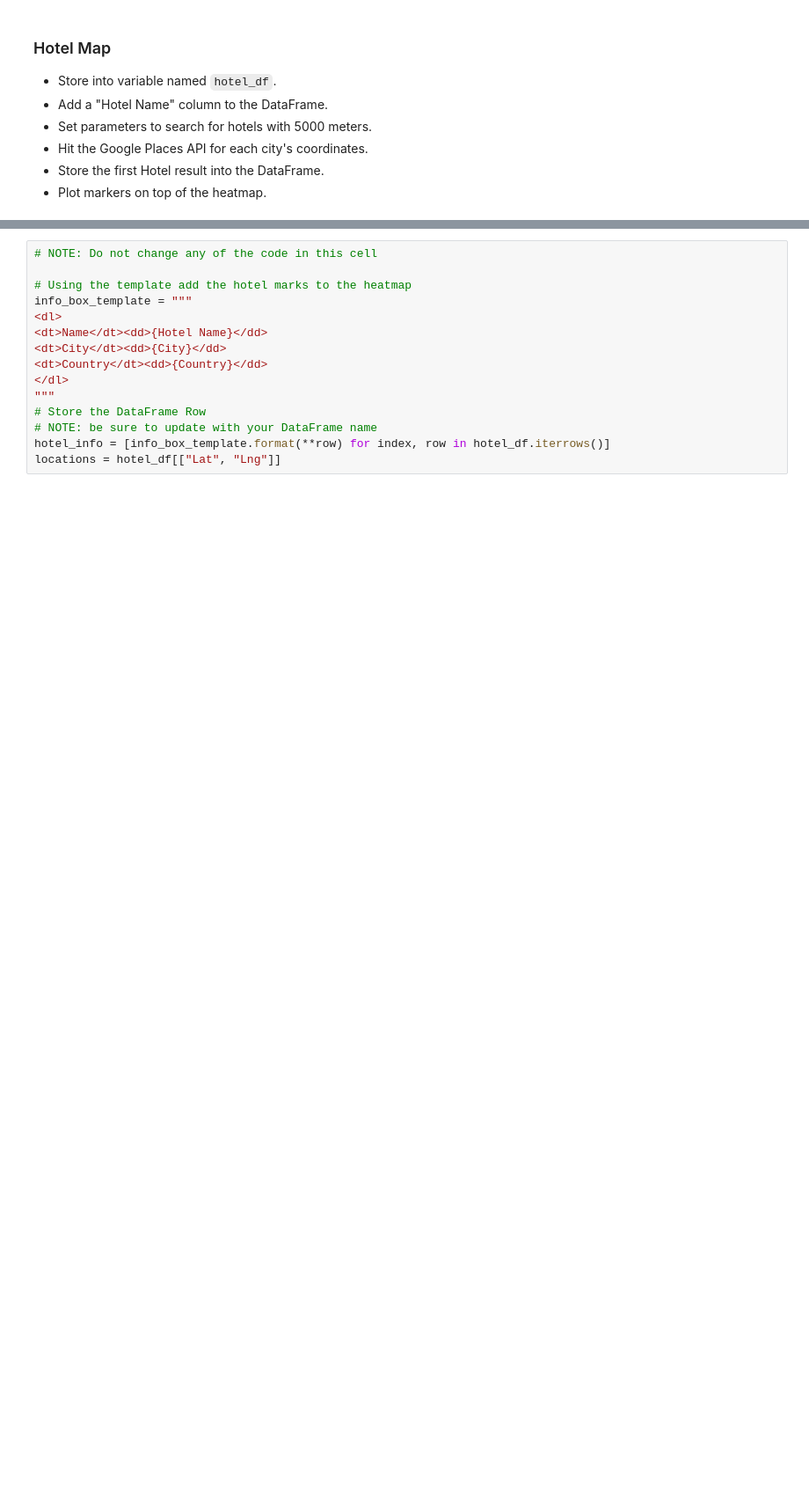
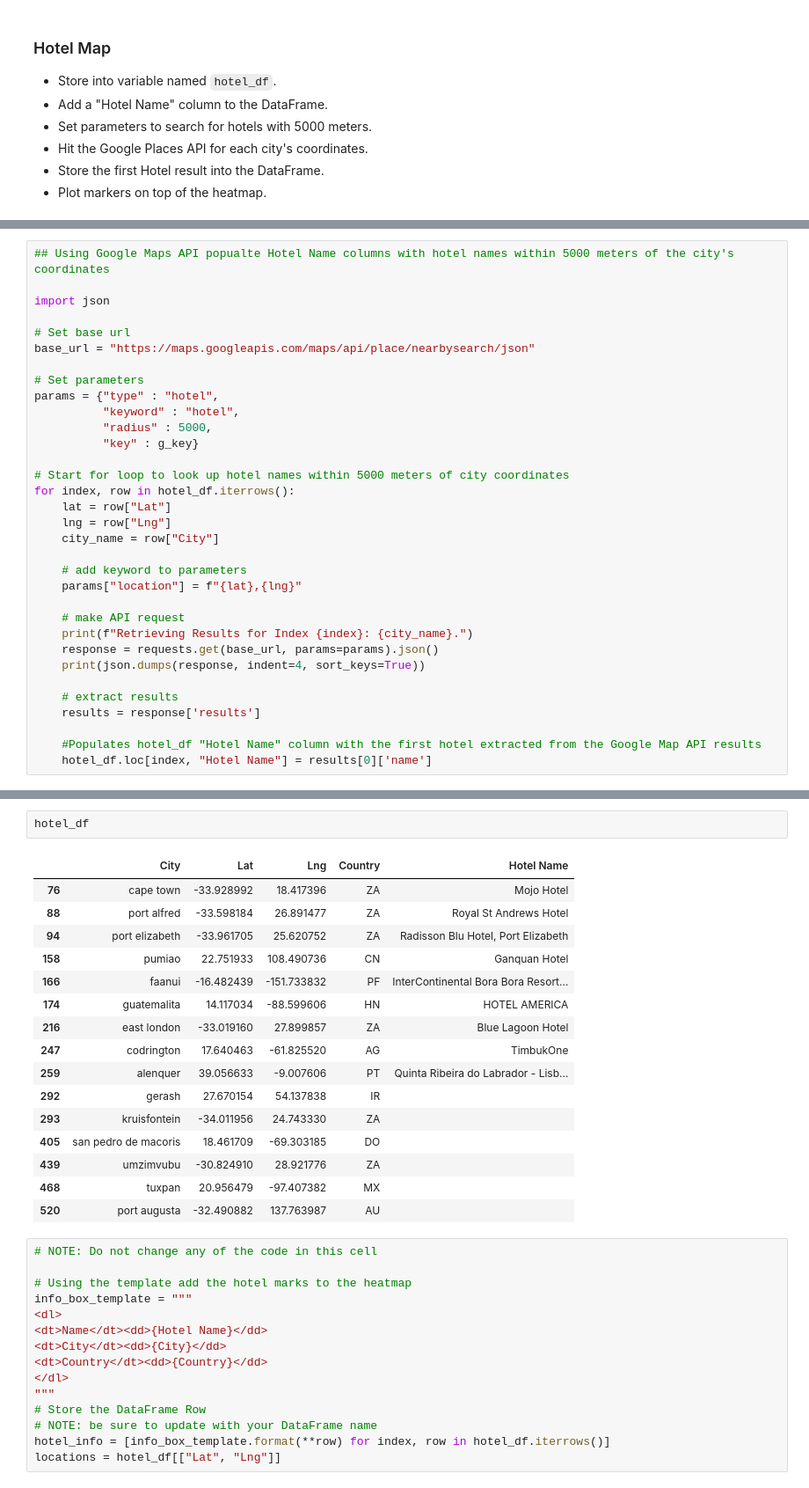
Before and after one commit to JarrodCasey/python-api-challenge, a Jupyter notebook: VacationPy/VacationPy.ipynb, the cells around one changed output, grey strips where cells are left out. Shown at 88% size. Drawn from its saved outputs; the diff is of its cells as text; blank space fills up the shorter version.

```diff
--- a/VacationPy/VacationPy.ipynb
+++ b/VacationPy/VacationPy.ipynb
@@ -81,0 +108,33 @@ fig
+# %%
+## Using Google Maps API popualte Hotel Name columns with hotel names within 5000 meters of the city's coordinates
+
+import json
+
+# Set base url
+base_url = "https://maps.googleapis.com/maps/api/place/nearbysearch/json"
+
+# Set parameters
+params = {"type" : "hotel",
+          "keyword" : "hotel",
+          "radius" : 5000,
+          "key" : g_key}
+
+# Start for loop to look up hotel names within 5000 meters of city coordinates
+for index, row in hotel_df.iterrows():
+    lat = row["Lat"]
+    lng = row["Lng"]
+    city_name = row["City"]
+
+    # add keyword to parameters
+    params["location"] = f"{lat},{lng}"
+
+    # make API request
+    print(f"Retrieving Results for Index {index}: {city_name}.")
+    response = requests.get(base_url, params=params).json()
+    print(json.dumps(response, indent=4, sort_keys=True))
+
+    # extract results
+    results = response['results']
+
+    #Populates hotel_df "Hotel Name" column with the first hotel extracted from the Google Map API results
+    hotel_df.loc[index, "Hotel Name"] = results[0]['name']
@@ -82,3 +160,22 @@ fig
+# %%
+hotel_df
+# %% [output]
+|  | City | Lat | Lng | Country | Hotel Name |
+| 76 | cape town | -33.928992 | 18.417396 | ZA | Mojo Hotel |
+| 88 | port alfred | -33.598184 | 26.891477 | ZA | Royal St Andrews Hotel |
+| 94 | port elizabeth | -33.961705 | 25.620752 | ZA | Radisson Blu Hotel, Port Elizabeth |
+| 158 | pumiao | 22.751933 | 108.490736 | CN | Ganquan Hotel |
+| 166 | faanui | -16.482439 | -151.733832 | PF | InterContinental Bora Bora Resort... |
+| 174 | guatemalita | 14.117034 | -88.599606 | HN | HOTEL AMERICA |
+| 216 | east london | -33.019160 | 27.899857 | ZA | Blue Lagoon Hotel |
+| 247 | codrington | 17.640463 | -61.825520 | AG | TimbukOne |
+| 259 | alenquer | 39.056633 | -9.007606 | PT | Quinta Ribeira do Labrador - Lisb... |
+| 292 | gerash | 27.670154 | 54.137838 | IR |  |
+| 293 | kruisfontein | -34.011956 | 24.743330 | ZA |  |
+| 405 | san pedro de macoris | 18.461709 | -69.303185 | DO |  |
+| 439 | umzimvubu | -30.824910 | 28.921776 | ZA |  |
+| 468 | tuxpan | 20.956479 | -97.407382 | MX |  |
+| 520 | port augusta | -32.490882 | 137.763987 | AU |  |
 # %%
 # NOTE: Do not change any of the code in this cell
 
```
Also changed, not shown: parts of 5 cells of this notebook, 2 other files.
